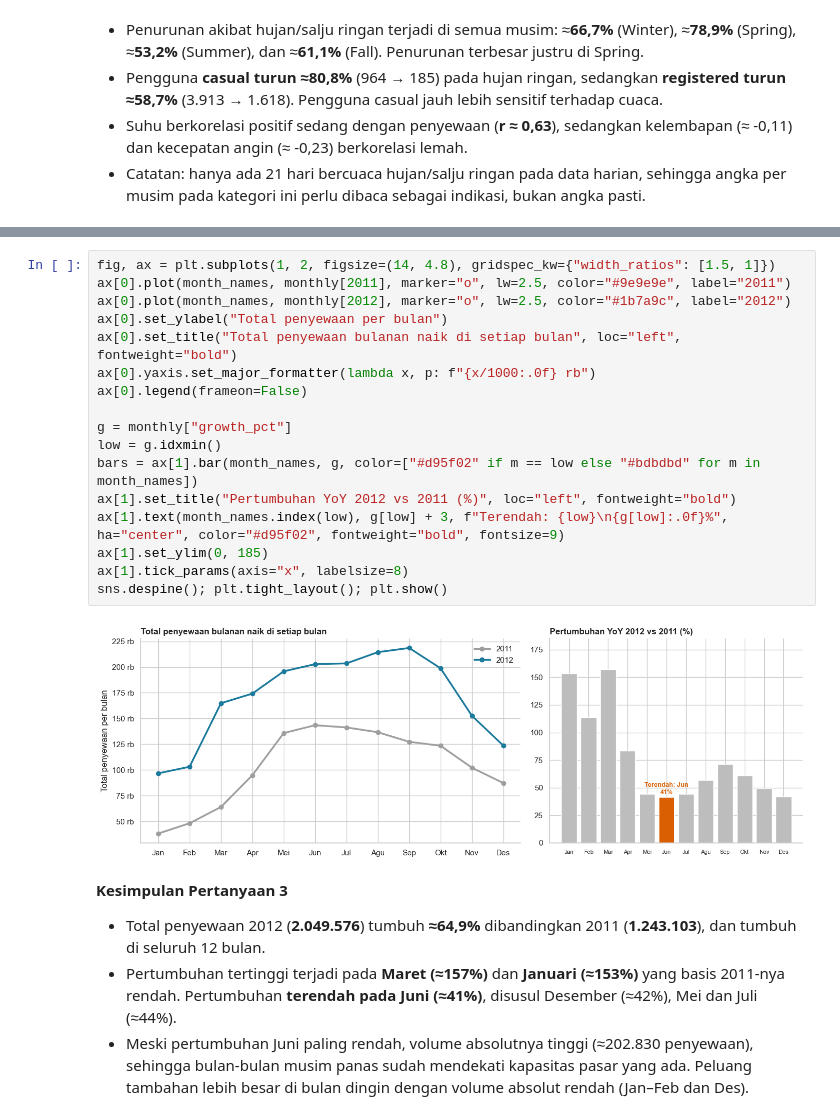
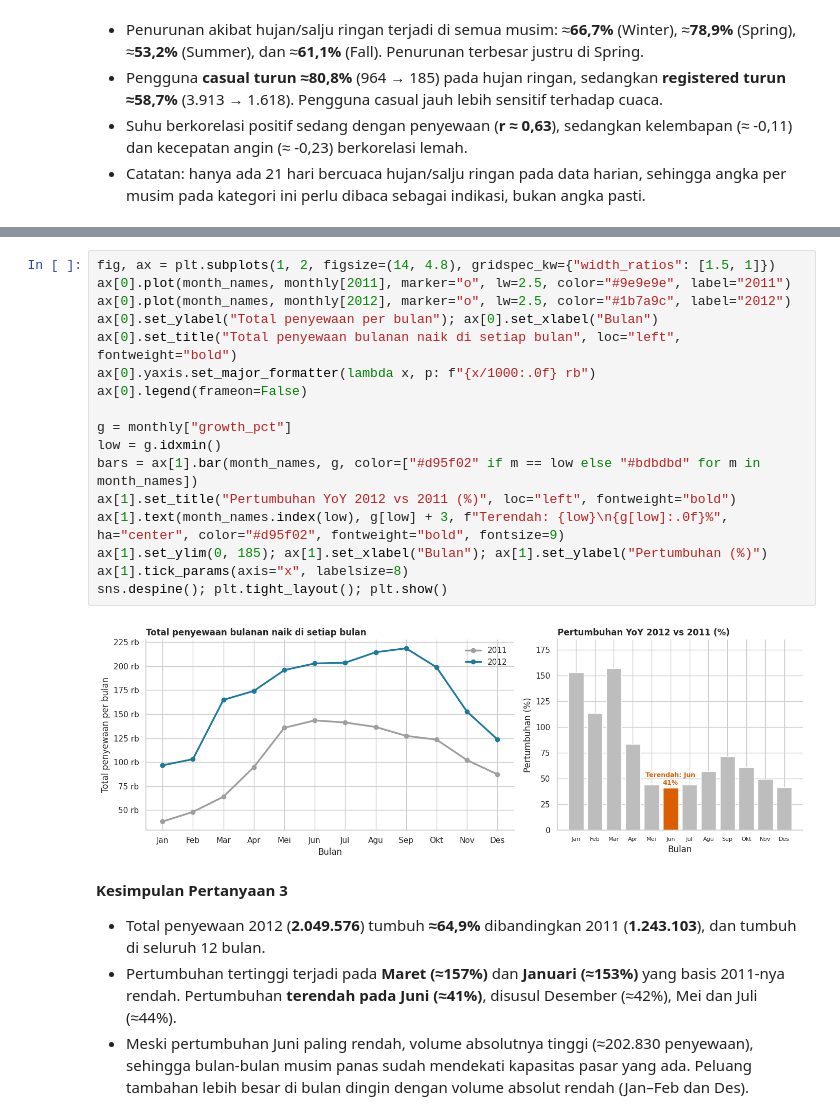
Before and after one commit to Izanafza13/bike-sharing-dashboard, a Jupyter notebook: notebook.ipynb, the cells around one changed output, grey strips where cells are left out. Cells and saved outputs as stored; diff of their text form.

```diff
--- a/notebook.ipynb
+++ b/notebook.ipynb
@@ -450,22 +466,22 @@ ax.legend(frameon=False); sns.despine(); plt.tight_layout(); plt.show()
 # %%
 fig, ax = plt.subplots(1, 2, figsize=(14, 4.8), gridspec_kw={"width_ratios": [1.5, 1]})
 ax[0].plot(month_names, monthly[2011], marker="o", lw=2.5, color="#9e9e9e", label="2011")
 ax[0].plot(month_names, monthly[2012], marker="o", lw=2.5, color="#1b7a9c", label="2012")
-ax[0].set_ylabel("Total penyewaan per bulan")
+ax[0].set_ylabel("Total penyewaan per bulan"); ax[0].set_xlabel("Bulan")
 ax[0].set_title("Total penyewaan bulanan naik di setiap bulan", loc="left", fontweight="bold")
 ax[0].yaxis.set_major_formatter(lambda x, p: f"{x/1000:.0f} rb")
 ax[0].legend(frameon=False)
 
 g = monthly["growth_pct"]
 low = g.idxmin()
 bars = ax[1].bar(month_names, g, color=["#d95f02" if m == low else "#bdbdbd" for m in month_names])
 ax[1].set_title("Pertumbuhan YoY 2012 vs 2011 (%)", loc="left", fontweight="bold")
 ax[1].text(month_names.index(low), g[low] + 3, f"Terendah: {low}\n{g[low]:.0f}%", ha="center", color="#d95f02", fontweight="bold", fontsize=9)
-ax[1].set_ylim(0, 185)
+ax[1].set_ylim(0, 185); ax[1].set_xlabel("Bulan"); ax[1].set_ylabel("Pertumbuhan (%)")
 ax[1].tick_params(axis="x", labelsize=8)
 sns.despine(); plt.tight_layout(); plt.show()
 # %% [output]
-[figure, old version]
+[figure, new version]
 # %% [markdown]
 **Kesimpulan Pertanyaan 3**
 - Total penyewaan 2012 (**2.049.576**) tumbuh **≈64,9%** dibandingkan 2011 (**1.243.103**), dan tumbuh di seluruh 12 bulan.
```
Also changed, not shown: parts of 37 cells of this notebook, 4 other files.
